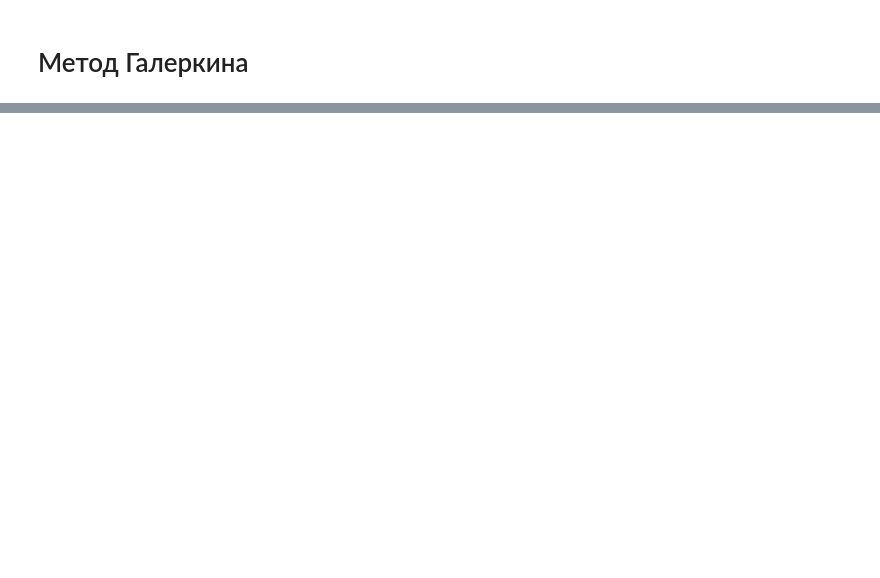
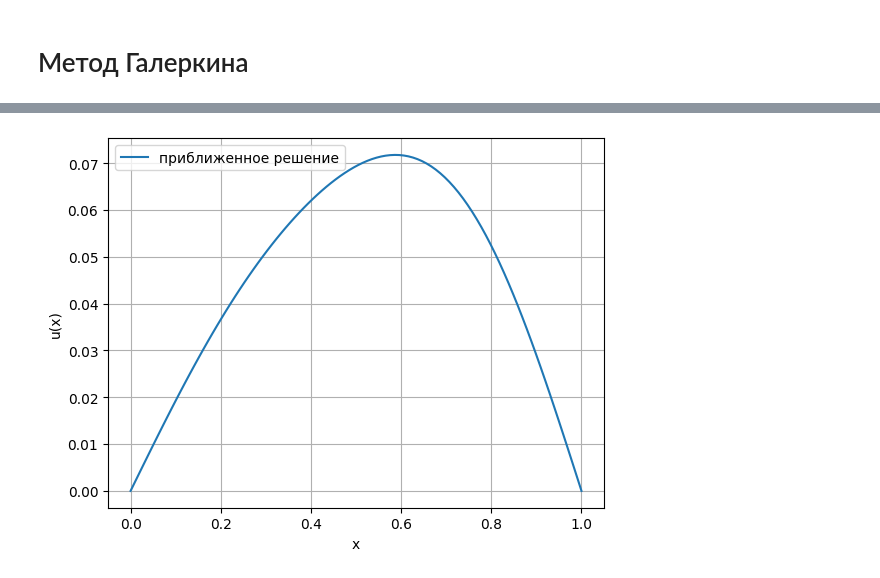
Before and after one commit to AntonG0rbachev/Finate-Elements-Methods, a Jupyter notebook: GalerkinMethod/src/main.ipynb, the cells around one changed output, grey strips where cells are left out. Drawn from its saved outputs; the diff is of its cells as text; code cells hidden in the pictures; blank space fills up the shorter version.

Commit message:
chore: galerkin socks

```diff
--- a/GalerkinMethod/src/main.ipynb
+++ b/GalerkinMethod/src/main.ipynb
@@ -13,7 +65,7 @@ def galerkin_method(tol=1e-6, init_N=2, max_N=10):
     prev_residual = None
 
     for N in range(init_N, max_N + 1):
-        phi = [x * (1 - x**i) for i in range(1, N+1)]
+        phi = [sp.sin(x * i * np.pi) for i in range(1, N+1)]
         c = sp.symbols(f'c1:{N+1}')
         u_N = sum(c[i] * phi[i] for i in range(N))
 
@@ -30,11 +82,14 @@ def galerkin_method(tol=1e-6, init_N=2, max_N=10):
             residual_value = max(residual_values)
 
             if prev_residual is not None and abs(prev_residual - residual_value) < tol:
-                return u_N_solution, N
+                return u_N_solution
 
             prev_residual = residual_value
 
     return u_N_solution
 # %%
-approximated_solution = sp.lambdify(x_symbol, galerkin_method(init_N=N), 'numpy')
+approximated_solution = galerkin_method(init_N=N)
+approximated_func = sp.lambdify(x_symbol, approximated_solution, 'numpy')
 solution = (np.sin(x) / np.cos(1)) - x
+
+print(approximated_solution)
@@ -53,0 +110,10 @@ plot.show()
+# %%
+approximated_y = approximated_func(x)
+plot.plot(x, approximated_y, label='приближенное решение')
+plot.xlabel("x")
+plot.ylabel("u(x)")
+plot.legend()
+plot.grid()
+plot.show()
+# %% [output]
+[figure, added]
```
Also changed, not shown: parts of 8 cells of this notebook.
